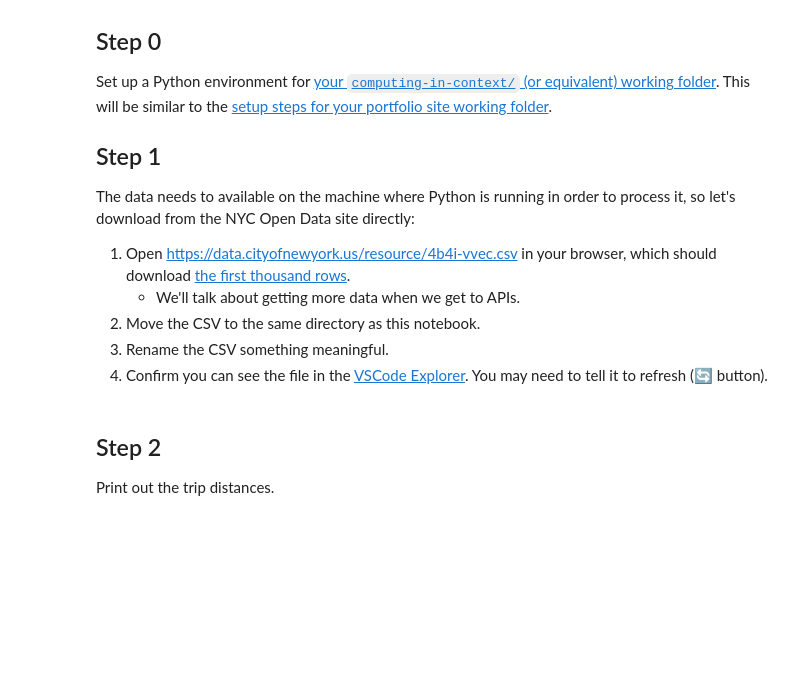
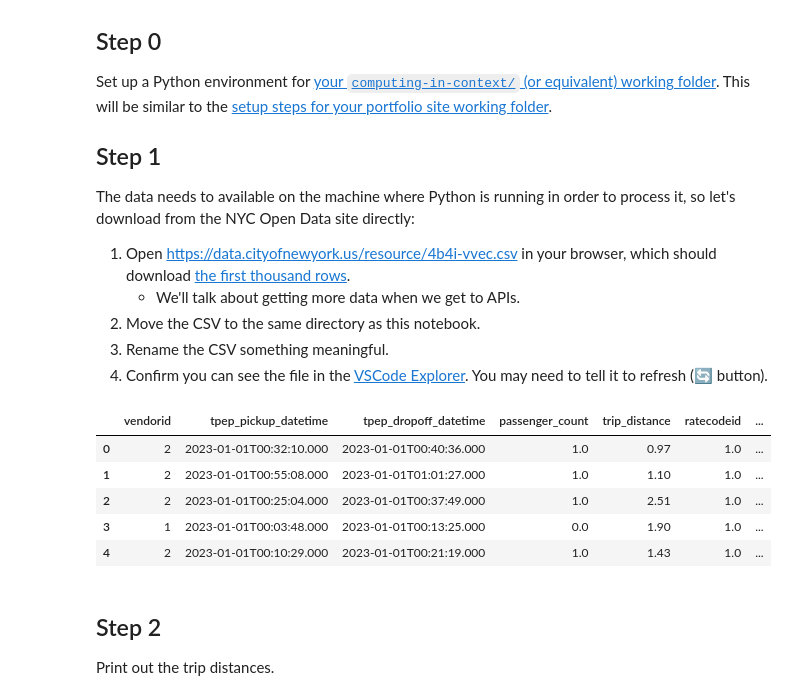
Before and after one commit to iridescen7/computing-in-context, a Jupyter notebook: lab_9/lab_9.ipynb, the cells around one changed output. Cells and saved outputs as stored; diff of their text form; code cells hidden in the pictures; blank space fills up the shorter version.

```diff
--- a/lab_9/lab_9.ipynb
+++ b/lab_9/lab_9.ipynb
@@ -18,6 +18,18 @@ The data needs to available on the machine where Python is running in order to p
 1. Move the CSV to the same directory as this notebook.
 1. Rename the CSV something meaningful.
 1. Confirm you can see the file in the [VSCode Explorer](https://code.visualstudio.com/docs/getstarted/userinterface#_explorer-view). You may need to tell it to refresh (🔄 button).
+# %%
+import pandas as pd
+
+taxi = pd.read_csv("taxi.csv")
+taxi.head()
+# %% [output]
+|  | vendorid | tpep_pickup_datetime | tpep_dropoff_datetime | passenger_count | trip_distance | ratecodeid | ... |
+| 0 | 2 | 2023-01-01T00:32:10.000 | 2023-01-01T00:40:36.000 | 1.0 | 0.97 | 1.0 | ... |
+| 1 | 2 | 2023-01-01T00:55:08.000 | 2023-01-01T01:01:27.000 | 1.0 | 1.10 | 1.0 | ... |
+| 2 | 2 | 2023-01-01T00:25:04.000 | 2023-01-01T00:37:49.000 | 1.0 | 2.51 | 1.0 | ... |
+| 3 | 1 | 2023-01-01T00:03:48.000 | 2023-01-01T00:13:25.000 | 0.0 | 1.90 | 1.0 | ... |
+| 4 | 2 | 2023-01-01T00:10:29.000 | 2023-01-01T00:21:19.000 | 1.0 | 1.43 | 1.0 | ... |
 # %% [markdown]
 ## Step 2
 
```
Also changed, not shown: parts of 11 cells of this notebook, 3 other files.
